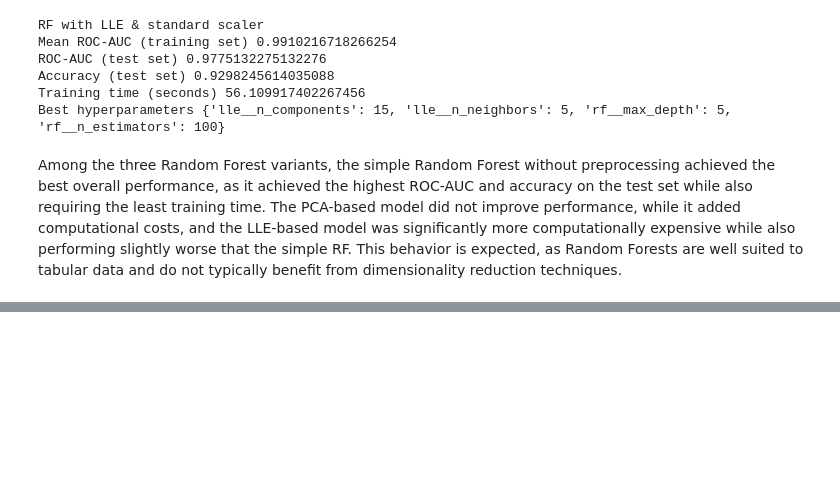
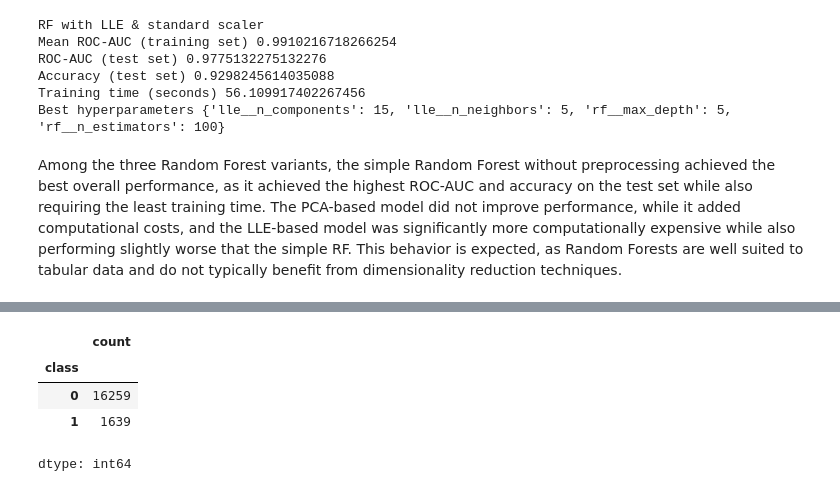
Before and after one commit to giannismantzaris-cmd/DAMA61, a Jupyter notebook: Mantzaris_WA3.ipynb, the cells around one changed output, grey strips where cells are left out. Saved outputs shown, nothing was run; the diff lists cells and outputs as text; code cells hidden in the pictures; blank space fills up the shorter version.

```diff
--- a/Mantzaris_WA3.ipynb
+++ b/Mantzaris_WA3.ipynb
@@ -249,0 +317,9 @@ This behavior is expected, as Random Forests are well suited to tabular data and
+# %%
+#check for imbalance
+df["class"].value_counts()
+# %% [output]
+|  | count |
+| class |  |
+| 0 | 16259 |
+| 1 | 1639 |
+dtype: int64
```
Also changed, not shown: parts of 7 cells of this notebook.
